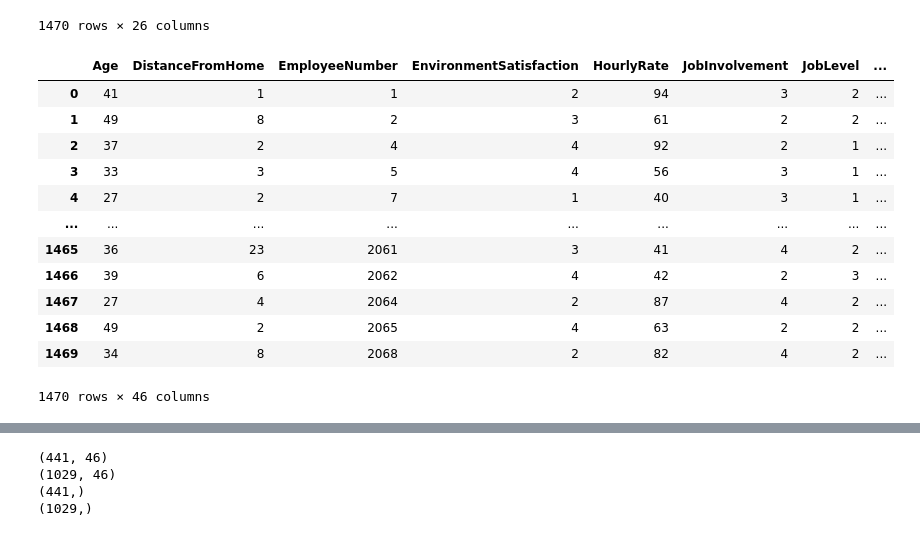
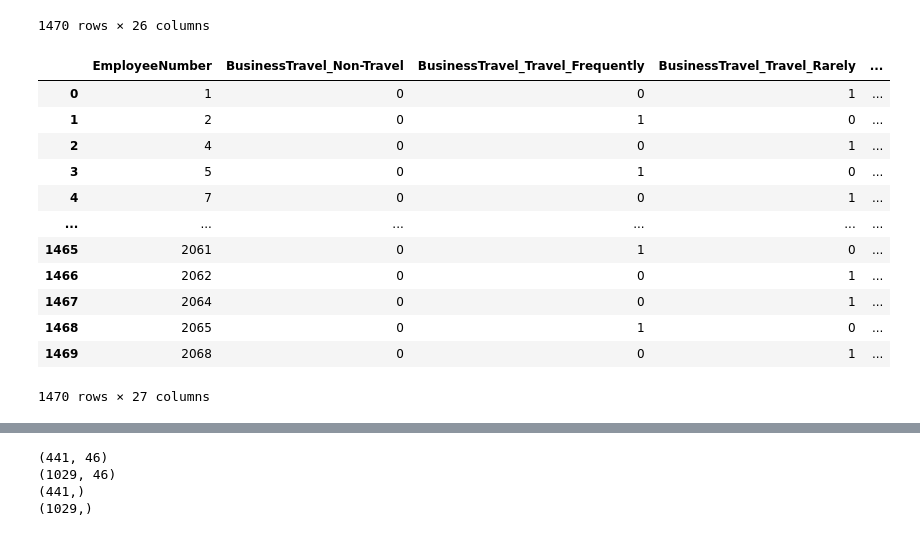
Before and after one commit to AymericShini/python-base, a Jupyter notebook: exoIBM/IBM.ipynb, the cells around one changed output, grey strips where cells are left out. Cells and saved outputs as stored; diff of their text form; code cells hidden in the pictures.

```diff
--- a/exoIBM/IBM.ipynb
+++ b/exoIBM/IBM.ipynb
@@ -64,22 +59,22 @@ X
 | 1469 | 34 | Travel_Rarely | Research & Development | 8 | Medical | 2068 | ... |
 1470 rows × 26 columns
 # %%
-dummies = pd.get_dummies(X, columns=['BusinessTravel','Department','EducationField','Gender','JobRole','MaritalStatus'])
+dummies = pd.get_dummies(X[['BusinessTravel','Department','EducationField','Gender','JobRole','MaritalStatus','EmployeeNumber']], columns=['BusinessTravel','Department','EducationField','Gender','JobRole','MaritalStatus'])
 dummies
 # %% [output]
-|  | Age | DistanceFromHome | EmployeeNumber | EnvironmentSatisfaction | HourlyRate | JobInvolvement | JobLevel | ... |
-| 0 | 41 | 1 | 1 | 2 | 94 | 3 | 2 | ... |
-| 1 | 49 | 8 | 2 | 3 | 61 | 2 | 2 | ... |
-| 2 | 37 | 2 | 4 | 4 | 92 | 2 | 1 | ... |
-| 3 | 33 | 3 | 5 | 4 | 56 | 3 | 1 | ... |
-| 4 | 27 | 2 | 7 | 1 | 40 | 3 | 1 | ... |
-| ... | ... | ... | ... | ... | ... | ... | ... | ... |
-| 1465 | 36 | 23 | 2061 | 3 | 41 | 4 | 2 | ... |
-| 1466 | 39 | 6 | 2062 | 4 | 42 | 2 | 3 | ... |
-| 1467 | 27 | 4 | 2064 | 2 | 87 | 4 | 2 | ... |
-| 1468 | 49 | 2 | 2065 | 4 | 63 | 2 | 2 | ... |
-| 1469 | 34 | 8 | 2068 | 2 | 82 | 4 | 2 | ... |
+|  | EmployeeNumber | BusinessTravel_Non-Travel | BusinessTravel_Travel_Frequently | BusinessTravel_Travel_Rarely | ... |
+| 0 | 1 | 0 | 0 | 1 | ... |
+| 1 | 2 | 0 | 1 | 0 | ... |
+| 2 | 4 | 0 | 0 | 1 | ... |
+| 3 | 5 | 0 | 1 | 0 | ... |
+| 4 | 7 | 0 | 0 | 1 | ... |
+| ... | ... | ... | ... | ... | ... |
+| 1465 | 2061 | 0 | 1 | 0 | ... |
+| 1466 | 2062 | 0 | 0 | 1 | ... |
+| 1467 | 2064 | 0 | 0 | 1 | ... |
+| 1468 | 2065 | 0 | 1 | 0 | ... |
+| 1469 | 2068 | 0 | 0 | 1 | ... |
-1470 rows × 46 columns
+1470 rows × 27 columns
 # %%
 X = X.drop(['BusinessTravel','Department','EducationField','Gender','JobRole','MaritalStatus'], axis= 1)
 # %%
```
Also changed, not shown: parts of 22 cells of this notebook.
